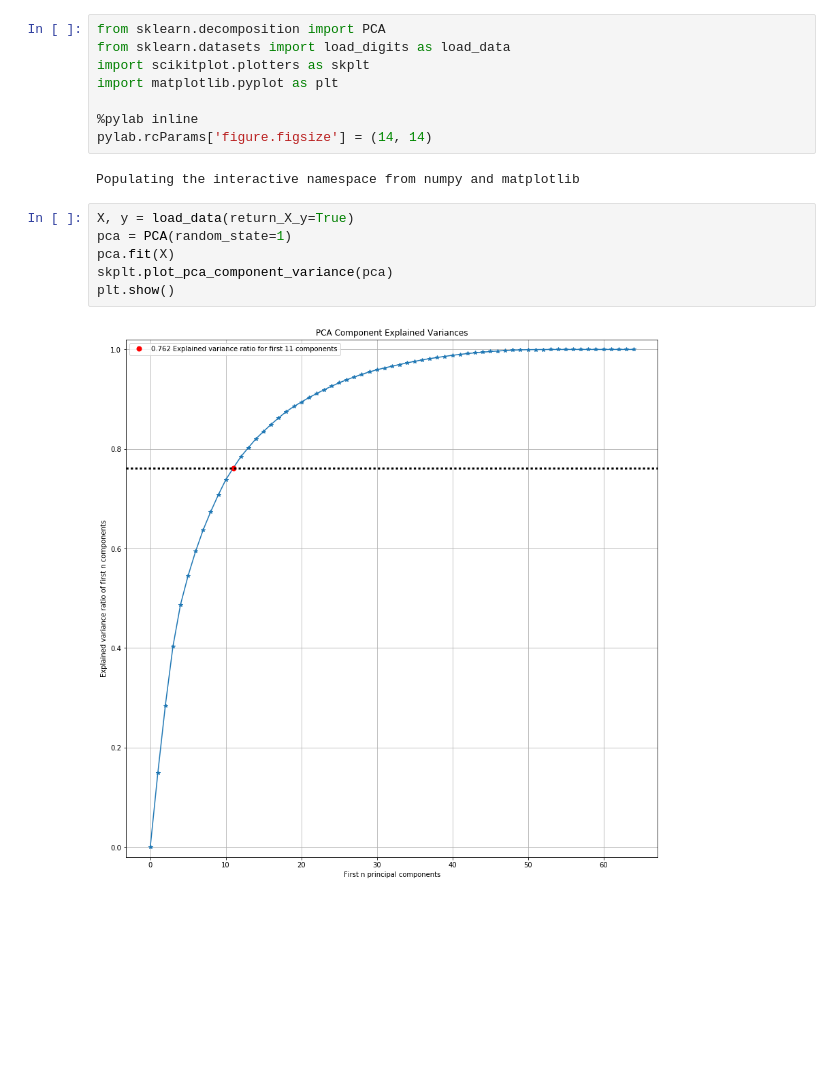
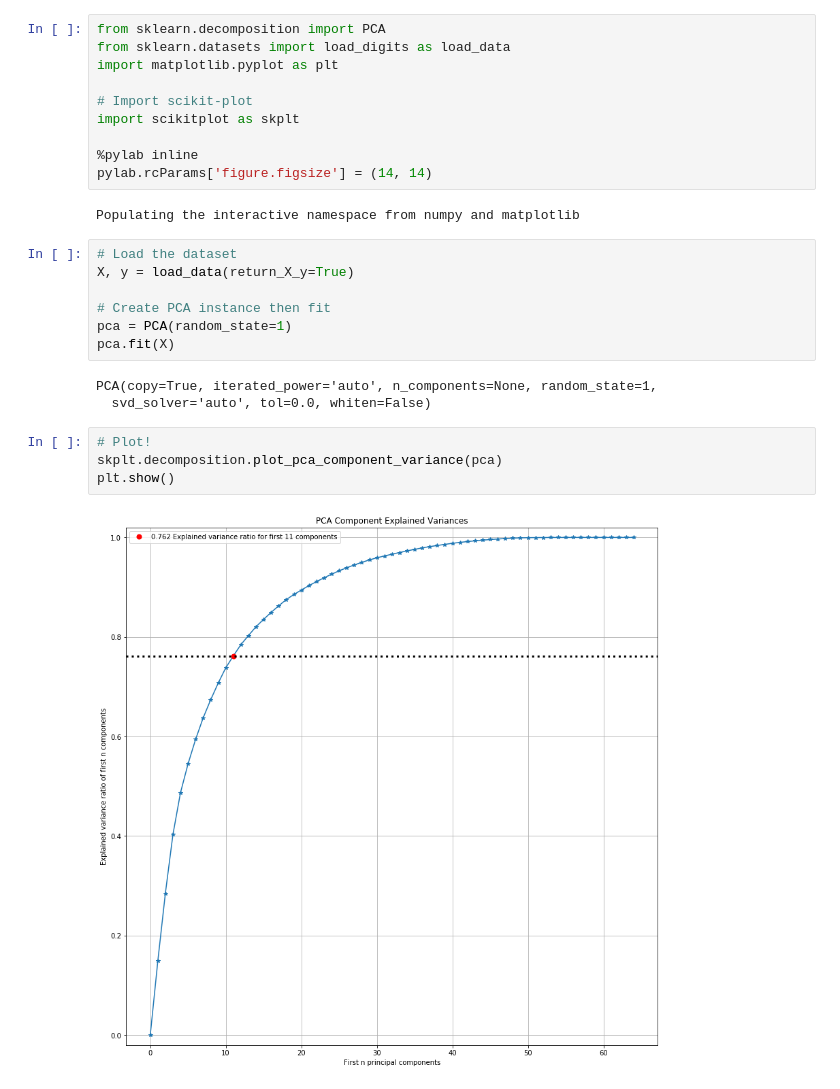
Before and after one commit to reiinakano/scikit-plot, a Jupyter notebook: examples/jupyter_notebooks/plot_pca_component_variance.ipynb, the cells around one changed output. Drawn from its saved outputs; the diff is of its cells as text; blank space fills up the shorter version.

```diff
--- a/examples/jupyter_notebooks/plot_pca_component_variance.ipynb
+++ b/examples/jupyter_notebooks/plot_pca_component_variance.ipynb
@@ -3,18 +5,28 @@
 # %%
 from sklearn.decomposition import PCA
 from sklearn.datasets import load_digits as load_data
-import scikitplot.plotters as skplt
 import matplotlib.pyplot as plt
+
+# Import scikit-plot
+import scikitplot as skplt
 
 %pylab inline
 pylab.rcParams['figure.figsize'] = (14, 14)
 # %% [output]
 Populating the interactive namespace from numpy and matplotlib
 # %%
+# Load the dataset
 X, y = load_data(return_X_y=True)
+
+# Create PCA instance then fit
 pca = PCA(random_state=1)
 pca.fit(X)
-skplt.plot_pca_component_variance(pca)
-plt.show()
 # %% [output]
-[figure, removed]
+PCA(copy=True, iterated_power='auto', n_components=None, random_state=1,
+  svd_solver='auto', tol=0.0, whiten=False)
+# %%
+# Plot!
+skplt.decomposition.plot_pca_component_variance(pca)
+plt.show()
+# %% [output]
+[figure, added]
```
Also changed, not shown: parts of 2 cells of this notebook.
